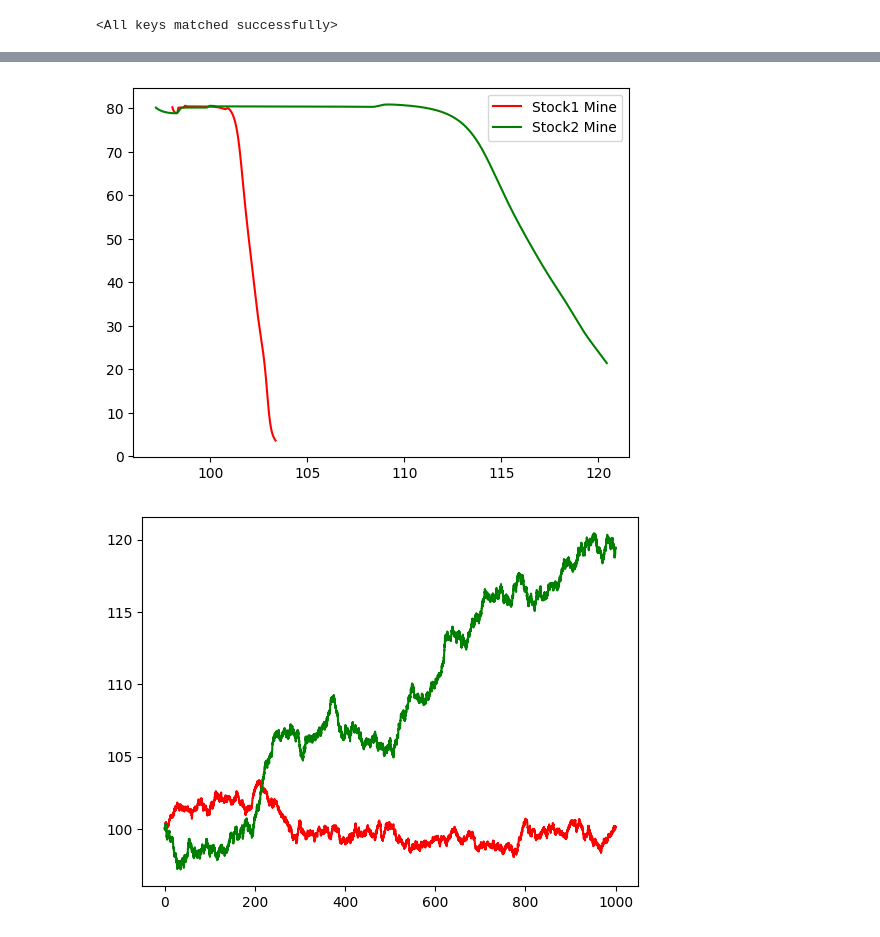
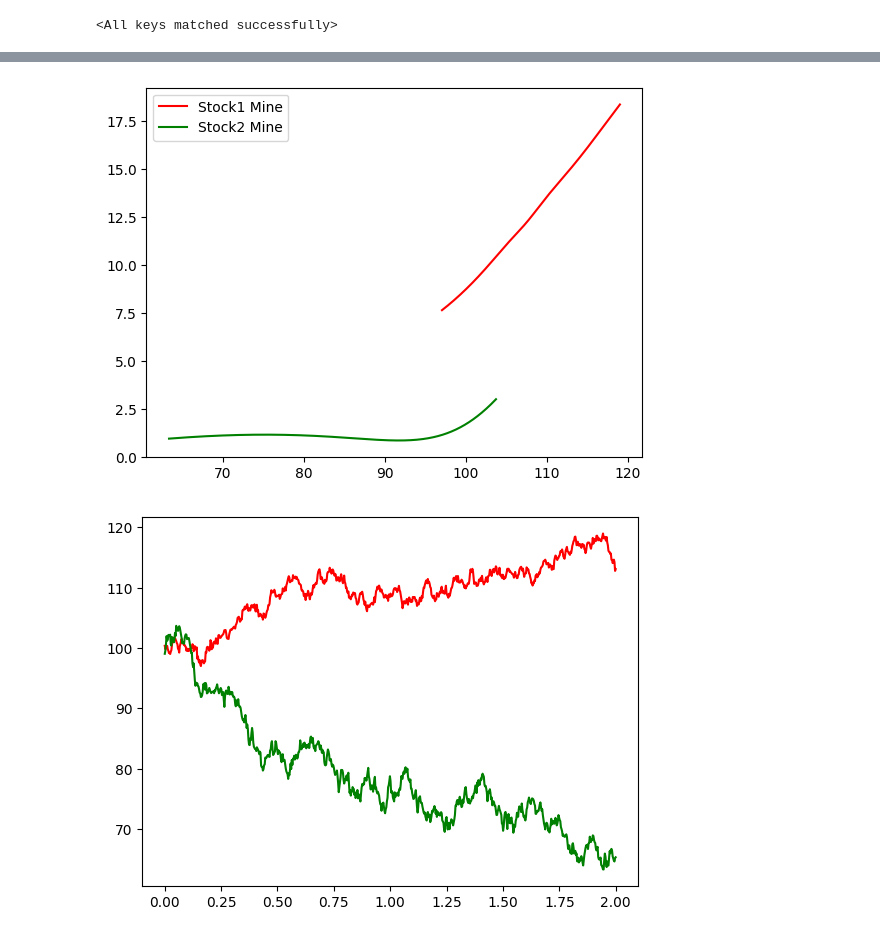
Before and after one commit to Raghava-Ayyagari/Quant-Trading, a Jupyter notebook: Black_and_Scholes/Model.ipynb, the cells around one changed output, grey strips where cells are left out. Drawn from its saved outputs; the diff is of its cells as text; code cells hidden in the pictures.

```diff
--- a/Black_and_Scholes/Model.ipynb
+++ b/Black_and_Scholes/Model.ipynb
@@ -66,17 +66,17 @@ model.load_state_dict(torch.load('model.pth', weights_only=True))
 model.eval()
 
 # Example: 5 specific points in time and space
-t_vals  = np.linspace(0,1000,10000)
-y1_vals = 100+np.cumsum(np.random.randn(10000)*0.05+0.001)
-y2_vals = 100+np.cumsum(np.random.randn(10000)*0.07+0.002)
+t_vals  = np.linspace(0,2,750)
+y1_vals = 100+np.cumsum(np.random.randn(750)*0.5+0.01)
+y2_vals = 100+np.cumsum(np.random.randn(750)*0.7-0.01)
 y1_vals=np.clip(y1_vals,0,200)
 y2_vals=np.clip(y2_vals,0,200)
 y1min=min(y1_vals)
 y2min=min(y2_vals)
 y1max=max(y1_vals)
 y2max=max(y2_vals)
-y1=np.linspace(y1min,y1max,10000)
-y2=np.linspace(y2min,y2max,10000)
+y1=np.linspace(y1min,y1max,750)
+y2=np.linspace(y2min,y2max,750)
 
 
 with torch.no_grad():
@@ -103,2 +103,2 @@ plt.show()
-[figure, old version]
+[figure, new version]
-[figure, old version]
+[figure, new version]
```
Also changed, not shown: parts of 3 cells of this notebook, 2 other files.
